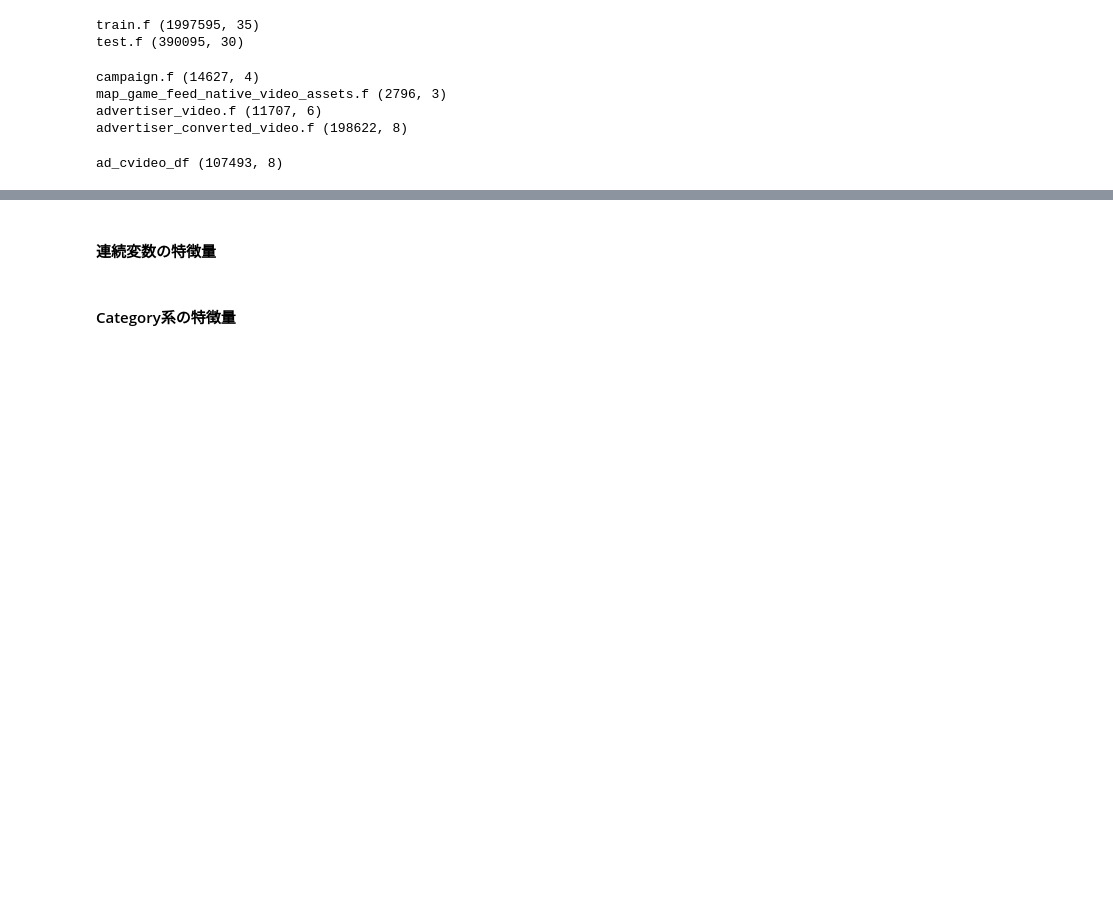
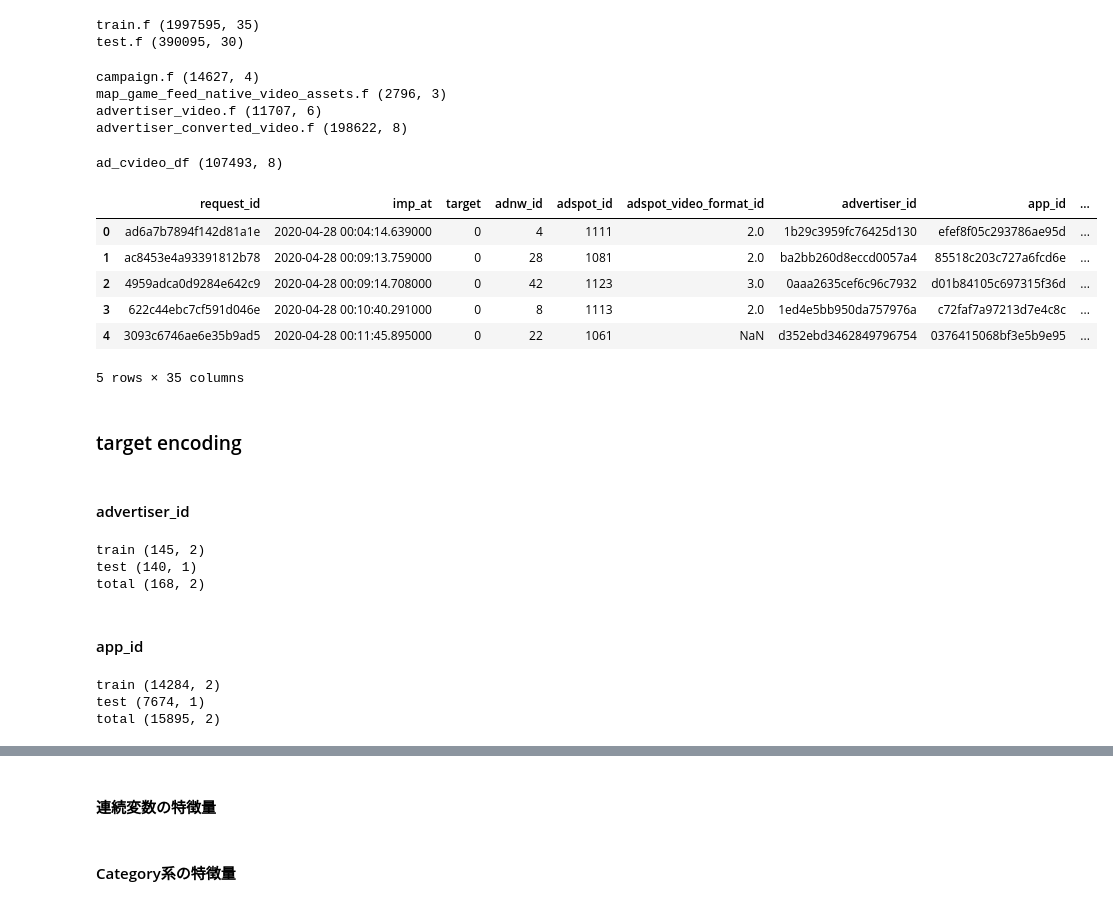
Before and after one commit to yumehara/atmacup7, a Jupyter notebook: notebook/Simple_modeling.ipynb, the cells around one changed output, grey strips where cells are left out. Cells and saved outputs as stored; diff of their text form; code cells hidden in the pictures; blank space fills up the shorter version.

```diff
--- a/notebook/Simple_modeling.ipynb
+++ b/notebook/Simple_modeling.ipynb
@@ -44,3 +44,45 @@ ad_cvideo_df.drop(columns=['rectangle_type'], inplace=True)
 print('ad_cvideo_df', ad_cvideo_df.shape)
 # %% [output]
 ad_cvideo_df (107493, 8)
+# %%
+train_df.head()
+# %% [output]
+|  | request_id | imp_at | target | adnw_id | adspot_id | adspot_video_format_id | advertiser_id | app_id | ... |
+| 0 | ad6a7b7894f142d81a1e | 2020-04-28 00:04:14.639000 | 0 | 4 | 1111 | 2.0 | 1b29c3959fc76425d130 | efef8f05c293786ae95d | ... |
+| 1 | ac8453e4a93391812b78 | 2020-04-28 00:09:13.759000 | 0 | 28 | 1081 | 2.0 | ba2bb260d8eccd0057a4 | 85518c203c727a6fcd6e | ... |
+| 2 | 4959adca0d9284e642c9 | 2020-04-28 00:09:14.708000 | 0 | 42 | 1123 | 3.0 | 0aaa2635cef6c96c7932 | d01b84105c697315f36d | ... |
+| 3 | 622c44ebc7cf591d046e | 2020-04-28 00:10:40.291000 | 0 | 8 | 1113 | 2.0 | 1ed4e5bb950da757976a | c72faf7a97213d7e4c8c | ... |
+| 4 | 3093c6746ae6e35b9ad5 | 2020-04-28 00:11:45.895000 | 0 | 22 | 1061 | NaN | d352ebd3462849796754 | 0376415068bf3e5b9e95 | ... |
+5 rows × 35 columns
+# %% [markdown]
+### target encoding
+# %% [markdown]
+#### advertiser_id
+# %%
+grp_ad= train_df.groupby(['advertiser_id']).mean()[['target']].reset_index()
+print('train', grp_ad.shape)
+test_ad = pd.DataFrame(test_df['advertiser_id'].unique(), columns=['advertiser_id'])
+print('test', test_ad.shape)
+grp_ad = pd.merge(grp_ad, test_ad, on=['advertiser_id'], how='outer')
+grp_ad['target'].fillna(train_df['target'].mean(), inplace=True)
+grp_ad.rename(columns={'target': 'advertiser_tgt'}, inplace=True)
+print('total', grp_ad.shape)
+# %% [output]
+train (145, 2)
+test (140, 1)
+total (168, 2)
+# %% [markdown]
+#### app_id
+# %%
+grp_app = train_df.groupby(['app_id']).mean()[['target']].reset_index()
+print('train', grp_app.shape)
+test_app = pd.DataFrame(test_df['app_id'].unique(), columns=['app_id'])
+print('test', test_app.shape)
+grp_app = pd.merge(grp_app, test_app, on=['app_id'], how='outer')
+grp_app['target'].fillna(train_df['target'].mean(), inplace=True)
+grp_app.rename(columns={'target': 'app_tgt'}, inplace=True)
+print('total', grp_app.shape)
+# %% [output]
+train (14284, 2)
+test (7674, 1)
+total (15895, 2)
```
Also changed, not shown: parts of 9 cells of this notebook, 1 other file.
